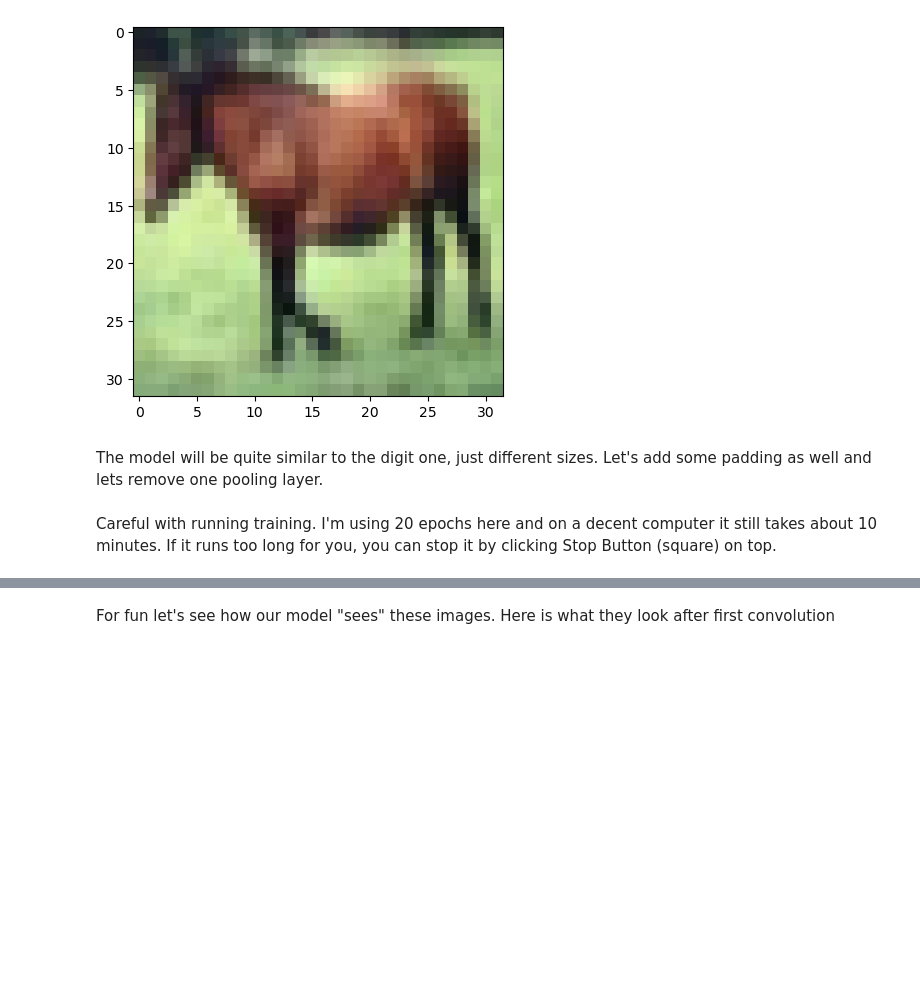
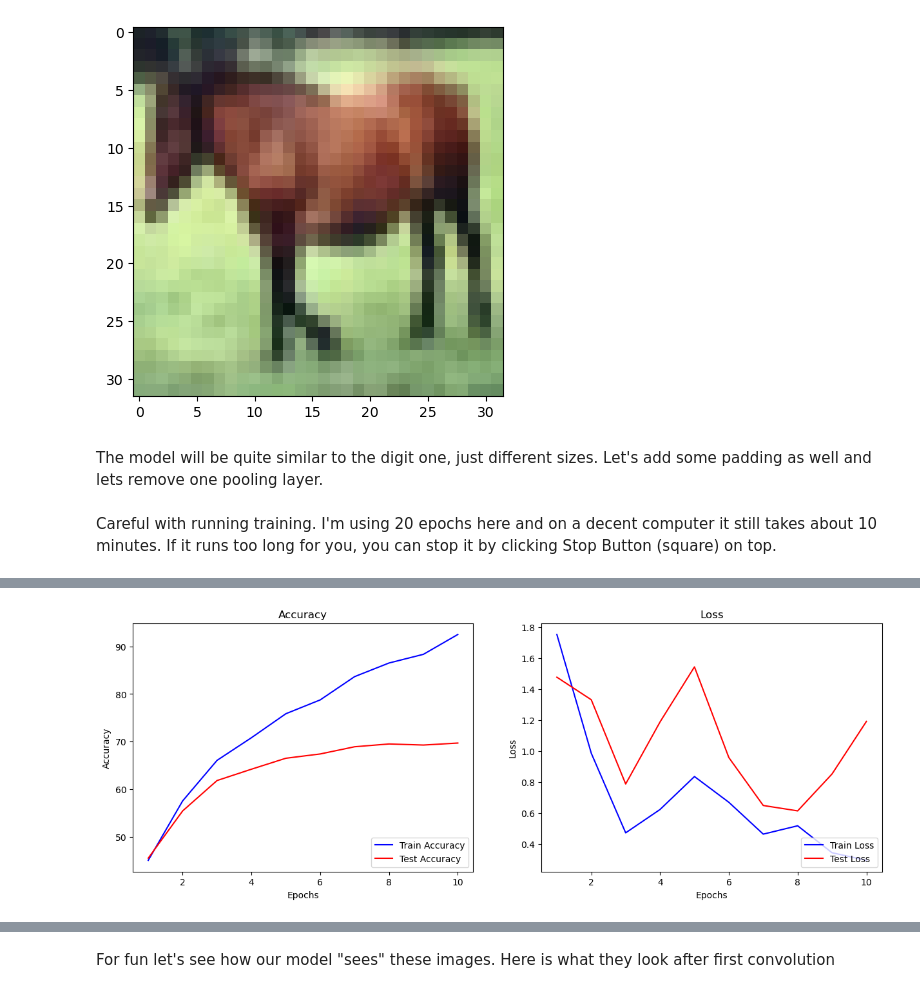
Before and after one commit to BMCC-Muzician/BMCC-DS, a Jupyter notebook: Mat 420/18-CNN.ipynb, the cells around one changed output, grey strips where cells are left out. Saved outputs shown, nothing was run; the diff lists cells and outputs as text; code cells hidden in the pictures; blank space fills up the shorter version.

```diff
--- a/Mat 420/18-CNN.ipynb
+++ b/Mat 420/18-CNN.ipynb
@@ -223,7 +240,7 @@ class AnimalCNN(nn.Module):
         self.convolution_stack = nn.Sequential(
             nn.Conv2d(in_channels=3, out_channels=32, kernel_size=(3,3), stride=1, padding=1),   #in = 3x32x32; out = 32x32x32
             nn.ReLU(),
-            nn.Dropout(0.3),
+            nn.Dropout(0.2),
             nn.Conv2d(in_channels=32, out_channels=32, kernel_size=(3,3), stride=1, padding=1),   #in = 32x32x32; out = 32x32x32
             nn.ReLU(),
             nn.MaxPool2d(kernel_size=(2,2))      # in = 32x32x32:  out = 32x16x16
@@ -244,7 +261,7 @@ class AnimalCNN(nn.Module):
 model2=AnimalCNN()
 
 loss_func = nn.CrossEntropyLoss()
-optimizer = torch.optim.SGD(model2.parameters(), lr=0.001, momentum =0.9)
+optimizer = torch.optim.SGD(model2.parameters(), lr=0.01, momentum =0.9)
 # %% [markdown]
 Careful with running training. I'm using 20 epochs here and on a decent computer it still takes about 10 minutes. If it runs too long for you, you can stop it by clicking Stop Button (square) on top.
 # %%
@@ -294 +312,5 @@ Wall time: 10min 52s
+# %%
+plot_acc_loss(train_acc, train_loss, test_acc, test_loss, n_epochs)
+# %% [output]
+[figure, added]
 # %% [markdown]
```
Also changed, not shown: parts of 18 cells of this notebook.
